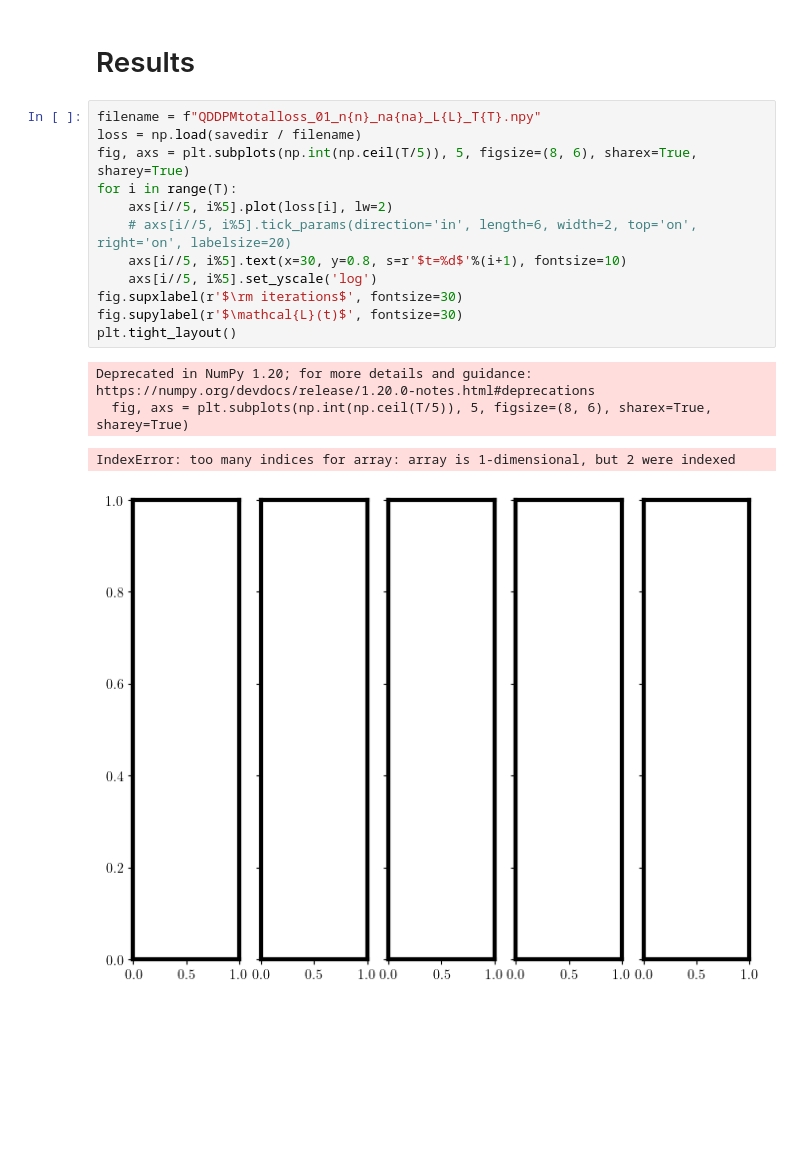
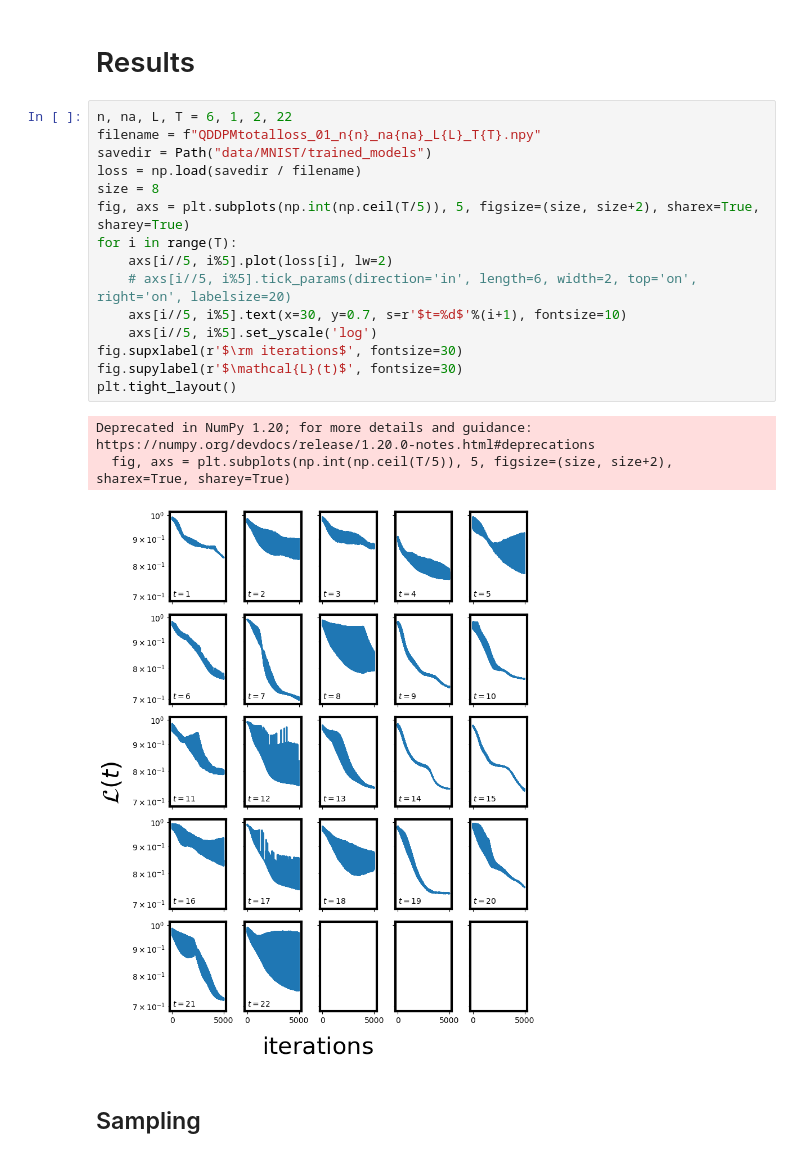
Before and after one commit to alapena/QuantGenMdl, a Jupyter notebook: amplitude_encoding.ipynb, the cells around one changed output. Drawn from its saved outputs; the diff is of its cells as text; blank space fills up the shorter version.

Commit message:
Started sampling

```diff
--- a/amplitude_encoding.ipynb
+++ b/amplitude_encoding.ipynb
@@ -315,19 +336,23 @@ Epoch 0, loss: 0.9157418012619019, time elapsed: 0.01799154281616211 seconds
 # %% [markdown]
 # Results
 # %%
+n, na, L, T = 6, 1, 2, 22
 filename = f"QDDPMtotalloss_01_n{n}_na{na}_L{L}_T{T}.npy"
+savedir = Path("data/MNIST/trained_models")
 loss = np.load(savedir / filename)
-fig, axs = plt.subplots(np.int(np.ceil(T/5)), 5, figsize=(8, 6), sharex=True, sharey=True)
+size = 8
+fig, axs = plt.subplots(np.int(np.ceil(T/5)), 5, figsize=(size, size+2), sharex=True, sharey=True)
 for i in range(T):
     axs[i//5, i%5].plot(loss[i], lw=2)
     # axs[i//5, i%5].tick_params(direction='in', length=6, width=2, top='on', right='on', labelsize=20)
-    axs[i//5, i%5].text(x=30, y=0.8, s=r'$t=%d$'%(i+1), fontsize=10)
+    axs[i//5, i%5].text(x=30, y=0.7, s=r'$t=%d$'%(i+1), fontsize=10)
     axs[i//5, i%5].set_yscale('log')
 fig.supxlabel(r'$\rm iterations$', fontsize=30)
 fig.supylabel(r'$\mathcal{L}(t)$', fontsize=30)
 plt.tight_layout()
 # %% [output]
 Deprecated in NumPy 1.20; for more details and guidance: https://numpy.org/devdocs/release/1.20.0-notes.html#deprecations
-  fig, axs = plt.subplots(np.int(np.ceil(T/5)), 5, figsize=(8, 6), sharex=True, sharey=True)
+  fig, axs = plt.subplots(np.int(np.ceil(T/5)), 5, figsize=(size, size+2), sharex=True, sharey=True)
-IndexError: too many indices for array: array is 1-dimensional, but 2 were indexed
-[figure, old version]
+[figure, new version]
+# %% [markdown]
+## Sampling
```
Also changed, not shown: parts of 13 cells of this notebook, 1 other file.
